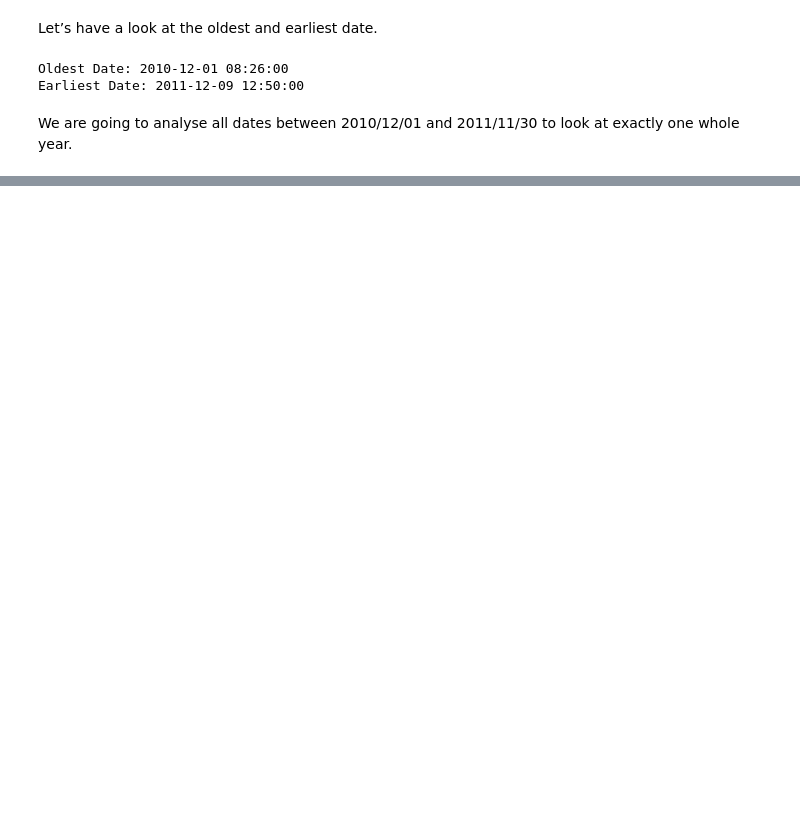
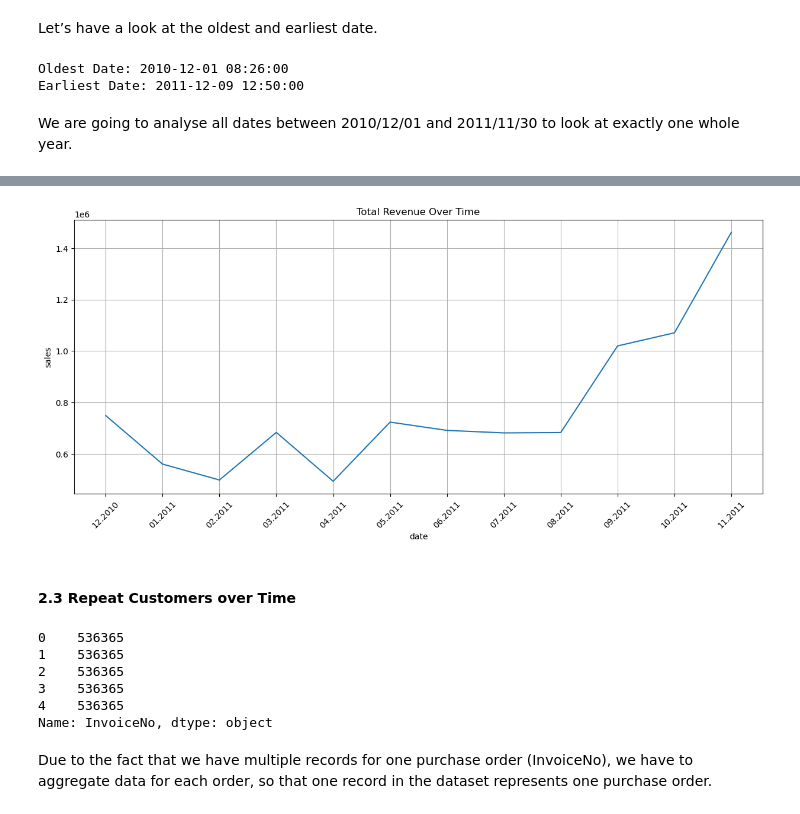
Before and after one commit to adiag321/Product-Analytics-and-Recommendation-System-for-Online-Retail, a Jupyter notebook: Product Analytics.ipynb, the cells around one changed output, grey strips where cells are left out. Cells and saved outputs as stored; diff of their text form; code cells hidden in the pictures; blank space fills up the shorter version.

```diff
--- a/Product Analytics.ipynb
+++ b/Product Analytics.ipynb
@@ -34,0 +93,37 @@ print(str(df['InvoiceDate'].min()))
+# %%
+df['Sales'] = df['Quantity'] * df['UnitPrice']
+# %%
+df_monthly_revenue = df.set_index('InvoiceDate')['Sales'].resample('M').sum()
+# %%
+ax = pd.DataFrame(df_monthly_revenue.values).plot(
+    grid=True,
+    figsize=(15,6),
+    legend=False
+)
+
+ax.set_xlabel('date')
+ax.set_ylabel('sales')
+ax.set_title('Total Revenue Over Time')
+
+plt.xticks(
+    range(len(df_monthly_revenue.index)),
+    [x.strftime('%m.%Y') for x in df_monthly_revenue.index],
+    rotation=45
+)
+
+plt.show()
+# %% [output]
+[figure, added]
+# %% [markdown]
+#### 2.3 Repeat Customers over Time
+# %%
+df['InvoiceNo'].head()
+# %% [output]
+0    536365
+1    536365
+2    536365
+3    536365
+4    536365
+Name: InvoiceNo, dtype: object
+# %% [markdown]
+Due to the fact that we have multiple records for one purchase order (InvoiceNo), we have to aggregate data for each order, so that one record in the dataset represents one purchase order.
```
Also changed, not shown: parts of 38 cells of this notebook.
